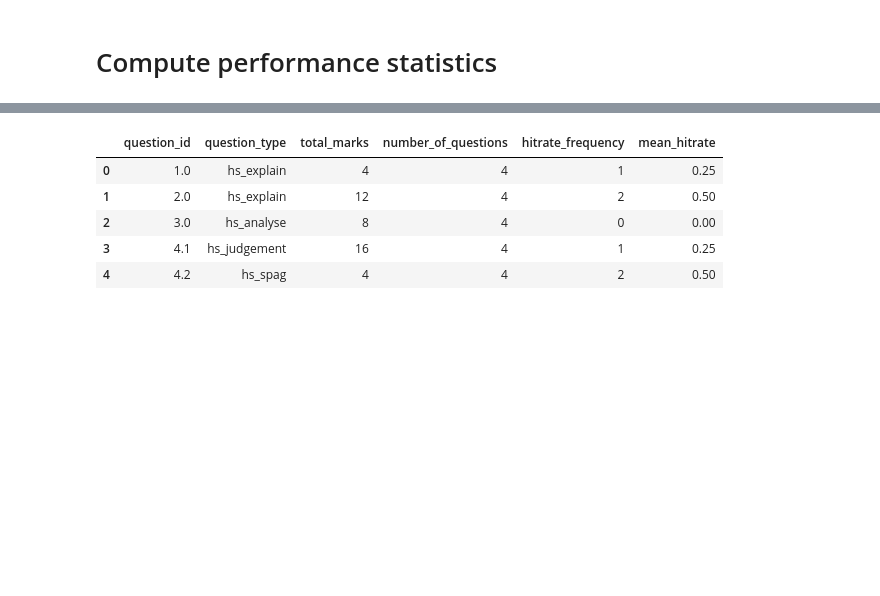
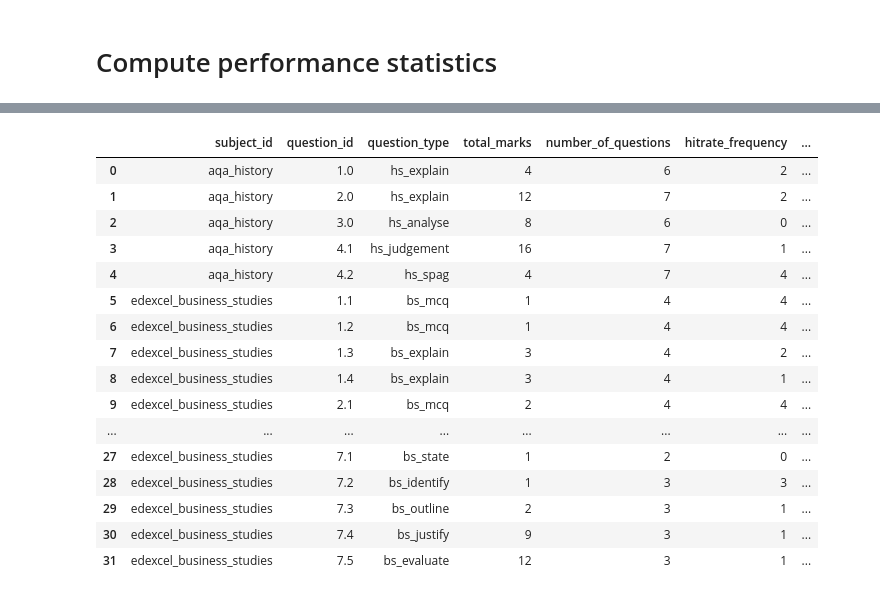
Before and after one commit to Equaite/audenshaw_exam_validation, a Jupyter notebook: question_validation/llm_question_validation.ipynb, the cells around one changed output, grey strips where cells are left out. Saved outputs shown, nothing was run; the diff lists cells and outputs as text; code cells hidden in the pictures; blank space fills up the shorter version.

Commit message:
graded a mix of history and business

```diff
--- a/question_validation/llm_question_validation.ipynb
+++ b/question_validation/llm_question_validation.ipynb
@@ -23,8 +25,10 @@ def extract_total_cost(x: Union[int, Dict]) -> float:
         z = literal_eval(x)["total_cost"]
     except ValueError:
         z = x
+    except TypeError:
+        z = x
 
-    return z
+    return float(z)
 # %%
 # Set working directory - Not required if using Jupyter outside of VScode
 workdir = os.environ["workdir"]
@@ -40,7 +44,7 @@ teacher_marked_questions.head()
 # %% [markdown]
 # Compute performance statistics
 # %%
-teacher_marked_questions_reduced = teacher_marked_questions[~teacher_marked_questions.question_type.isin(["bs_mcq", "bs_computation"])]
+teacher_marked_questions_reduced = teacher_marked_questions[~teacher_marked_questions.question_type.isin([])]
 # %%
 # Token Costing
 teacher_marked_questions_reduced['llm_grading_total_cost'] = teacher_marked_questions_reduced.apply(lambda x: extract_total_cost(x.llm_graded_answer_token_costing) + extract_total_cost(x.llm_awarded_marks_token_costing), axis=1)
@@ -70,18 +105,30 @@ Overall Mean:  0.30
 # %%
 # Hitrate by Question ID
 teacher_marked_questions_reduced.head()
 
-question_hit_rate = teacher_marked_questions_reduced.groupby(by=['question_id', "question_type", "total_marks"], as_index=False).agg({"llm_mark_hitrate": ["count", "sum", np.nanmean]})
-question_hit_rate.columns = ["question_id", "question_type", "total_marks", "number_of_questions", "hitrate_frequency", "mean_hitrate"]
+question_hit_rate = teacher_marked_questions_reduced.groupby(by=['subject_id','question_id', "question_type", "total_marks"], as_index=False).agg({"llm_mark_hitrate": ["count", "sum", np.nanmean]})
+question_hit_rate.columns = ["subject_id","question_id", "question_type", "total_marks", "number_of_questions", "hitrate_frequency", "mean_hitrate"]
 
+question_hit_rate = question_hit_rate.sort_values(by=["subject_id","question_id","question_type", "mean_hitrate"], ascending=[True, True, True, True])
 question_hit_rate
 # %% [output]
-|  | question_id | question_type | total_marks | number_of_questions | hitrate_frequency | mean_hitrate |
-| 0 | 1.0 | hs_explain | 4 | 4 | 1 | 0.25 |
-| 1 | 2.0 | hs_explain | 12 | 4 | 2 | 0.50 |
-| 2 | 3.0 | hs_analyse | 8 | 4 | 0 | 0.00 |
-| 3 | 4.1 | hs_judgement | 16 | 4 | 1 | 0.25 |
-| 4 | 4.2 | hs_spag | 4 | 4 | 2 | 0.50 |
+|  | subject_id | question_id | question_type | total_marks | number_of_questions | hitrate_frequency | ... |
+| 0 | aqa_history | 1.0 | hs_explain | 4 | 6 | 2 | ... |
+| 1 | aqa_history | 2.0 | hs_explain | 12 | 7 | 2 | ... |
+| 2 | aqa_history | 3.0 | hs_analyse | 8 | 6 | 0 | ... |
+| 3 | aqa_history | 4.1 | hs_judgement | 16 | 7 | 1 | ... |
+| 4 | aqa_history | 4.2 | hs_spag | 4 | 7 | 4 | ... |
+| 5 | edexcel_business_studies | 1.1 | bs_mcq | 1 | 4 | 4 | ... |
+| 6 | edexcel_business_studies | 1.2 | bs_mcq | 1 | 4 | 4 | ... |
+| 7 | edexcel_business_studies | 1.3 | bs_explain | 3 | 4 | 2 | ... |
+| 8 | edexcel_business_studies | 1.4 | bs_explain | 3 | 4 | 1 | ... |
+| 9 | edexcel_business_studies | 2.1 | bs_mcq | 2 | 4 | 4 | ... |
+| ... | ... | ... | ... | ... | ... | ... | ... |
+| 27 | edexcel_business_studies | 7.1 | bs_state | 1 | 2 | 0 | ... |
+| 28 | edexcel_business_studies | 7.2 | bs_identify | 1 | 3 | 3 | ... |
+| 29 | edexcel_business_studies | 7.3 | bs_outline | 2 | 3 | 1 | ... |
+| 30 | edexcel_business_studies | 7.4 | bs_justify | 9 | 3 | 1 | ... |
+| 31 | edexcel_business_studies | 7.5 | bs_evaluate | 12 | 3 | 1 | ... |
 # %%
 # Mean Absolute Error
 teacher_marked_questions_reduced["marks_mean_absolute_error"] = teacher_marked_questions_reduced.apply(lambda row: ranged_error(x=row['llm_awarded_marks'], range_of_values=[row['awarded_marks']]), axis=1)
```
Also changed, not shown: parts of 11 cells of this notebook, 43 other files.
